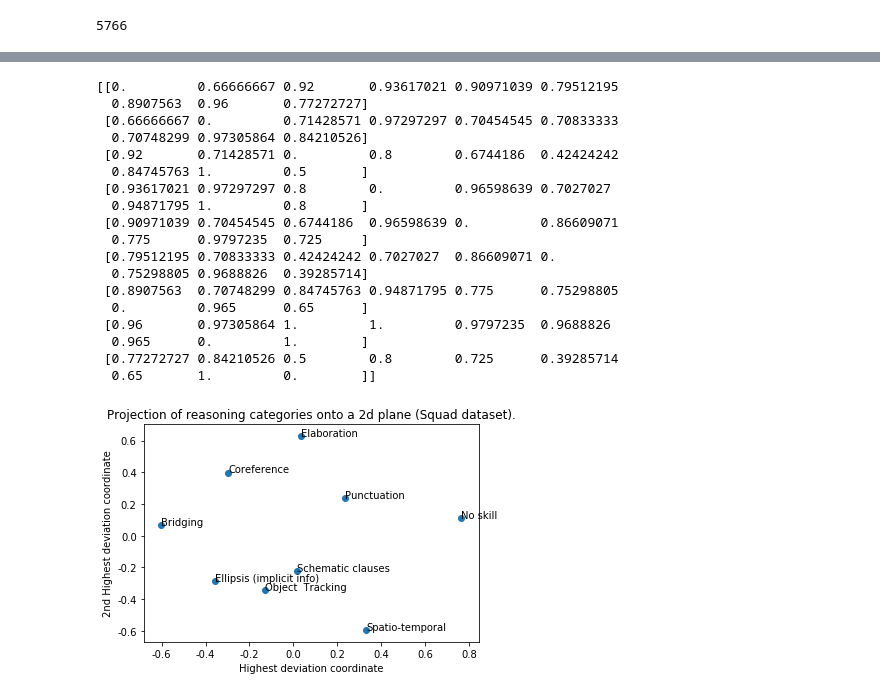
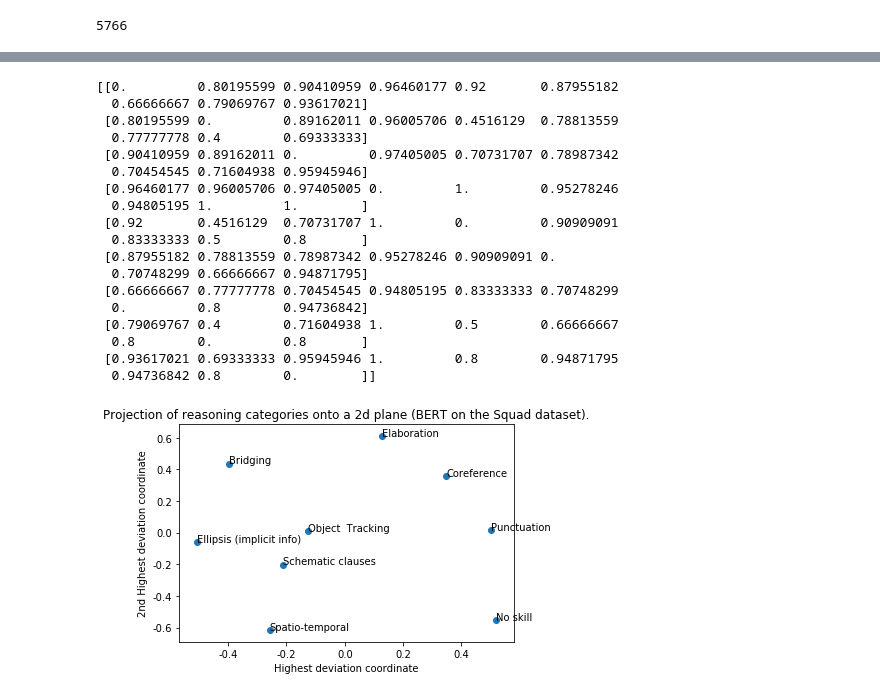
Before and after one commit to danyaljj/allennlp, a Jupyter notebook: 4.analysis_squad_bert.ipynb, the cells around one changed output, grey strips where cells are left out. Cells and saved outputs as stored; diff of their text form; code cells hidden in the pictures.

```diff
--- a/4.analysis_squad_bert.ipynb
+++ b/4.analysis_squad_bert.ipynb
@@ -136,6 +138,6 @@ import numpy as np
 import matplotlib.pyplot as plt
 from sklearn.manifold import TSNE
 
-(mat, labels, questions, pred_ans) = load_questions("ipython/bert/bert33.txt", "ipython/bert/bert22.txt", max_size=-1)
+(mat, labels, questions, pred_ans) = load_questions("ipython/squad_dev_with_prereq_bert/bert33.txt", "ipython/squad_dev_with_prereq_bert/bert22.txt", max_size=-1)
 # (mat_ad, labels_ad, questions_ad, pred_ans_ad) = load_questions("ipython/babi/out33-adv.txt", "ipython/babi/out22-adv.txt", max_size=-1)
 # %% [output]
@@ -916,41 +936,41 @@ print(unique_types111_list)
 # %%
 from scipy.sparse.csgraph import shortest_path
 
 # dissimalrity = accuracy_table
 #distanceMatrix = dissimalrity+0.5*np.eye(dissimalrity.shape[0], dissimalrity.shape[1])
 # distanceMatrix = accuracy_table # - np.ones(distanceMatrix.shape)
 pathDistance=shortest_path(separation_table)
 print(pathDistance)
 
 from sklearn.manifold import MDS
 import matplotlib.pyplot as plt
 mds=MDS(n_components=2,dissimilarity="precomputed", random_state=4)
 emb=mds.fit_transform(pathDistance)
 fig, ax = plt.subplots()
 ax.scatter(emb[:,0],emb[:,1])
 ax.set_xlabel("Highest deviation coordinate")
 ax.set_ylabel("2nd Highest deviation coordinate")
 for i, txt in enumerate(unique_types111):
     ax.annotate(txt, (emb[i,0],emb[i,1]))
-plt.title('Projection of reasoning categories onto a 2d plane (Squad dataset).')
+plt.title('Projection of reasoning categories onto a 2d plane (BERT on the Squad dataset).')
 plt.show()
 # %% [output]
-[[0.         0.66666667 0.92       0.93617021 0.90971039 0.79512195
-  0.8907563  0.96       0.77272727]
- [0.66666667 0.         0.71428571 0.97297297 0.70454545 0.70833333
-  0.70748299 0.97305864 0.84210526]
- [0.92       0.71428571 0.         0.8        0.6744186  0.42424242
-  0.84745763 1.         0.5       ]
- [0.93617021 0.97297297 0.8        0.         0.96598639 0.7027027
-  0.94871795 1.         0.8       ]
- [0.90971039 0.70454545 0.6744186  0.96598639 0.         0.86609071
-  0.775      0.9797235  0.725     ]
- [0.79512195 0.70833333 0.42424242 0.7027027  0.86609071 0.
-  0.75298805 0.9688826  0.39285714]
- [0.8907563  0.70748299 0.84745763 0.94871795 0.775      0.75298805
-  0.         0.965      0.65      ]
- [0.96       0.97305864 1.         1.         0.9797235  0.9688826
-  0.965      0.         1.        ]
- [0.77272727 0.84210526 0.5        0.8        0.725      0.39285714
-  0.65       1.         0.        ]]
+[[0.         0.80195599 0.90410959 0.96460177 0.92       0.87955182
+  0.66666667 0.79069767 0.93617021]
+ [0.80195599 0.         0.89162011 0.96005706 0.4516129  0.78813559
+  0.77777778 0.4        0.69333333]
+ [0.90410959 0.89162011 0.         0.97405005 0.70731707 0.78987342
+  0.70454545 0.71604938 0.95945946]
+ [0.96460177 0.96005706 0.97405005 0.         1.         0.95278246
+  0.94805195 1.         1.        ]
+ [0.92       0.4516129  0.70731707 1.         0.         0.90909091
+  0.83333333 0.5        0.8       ]
+ [0.87955182 0.78813559 0.78987342 0.95278246 0.90909091 0.
+  0.70748299 0.66666667 0.94871795]
+ [0.66666667 0.77777778 0.70454545 0.94805195 0.83333333 0.70748299
+  0.         0.8        0.94736842]
+ [0.79069767 0.4        0.71604938 1.         0.5        0.66666667
+  0.8        0.         0.8       ]
+ [0.93617021 0.69333333 0.95945946 1.         0.8        0.94871795
+  0.94736842 0.8        0.        ]]
-[figure, old version]
+[figure, new version]
```
Also changed, not shown: parts of 20 cells of this notebook, 1 other file.
